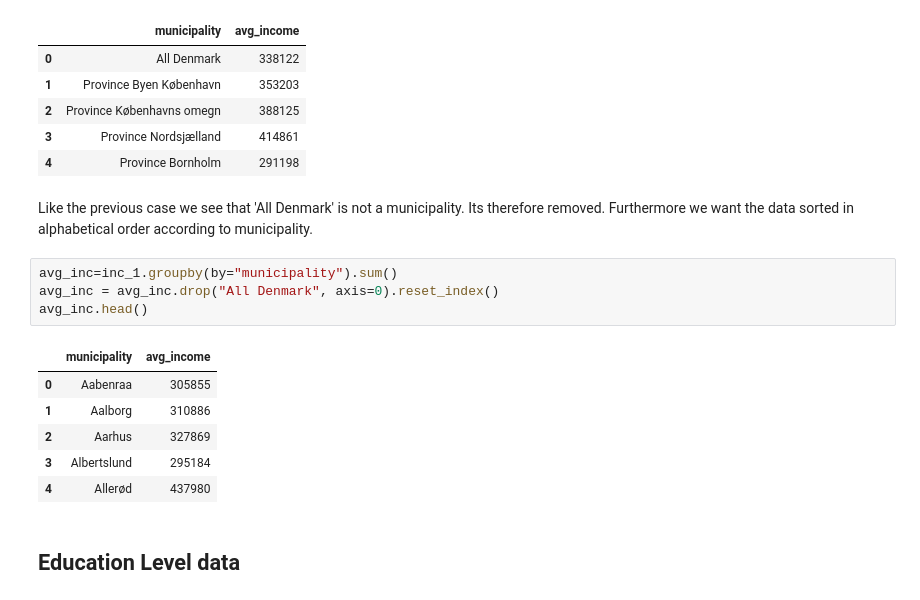
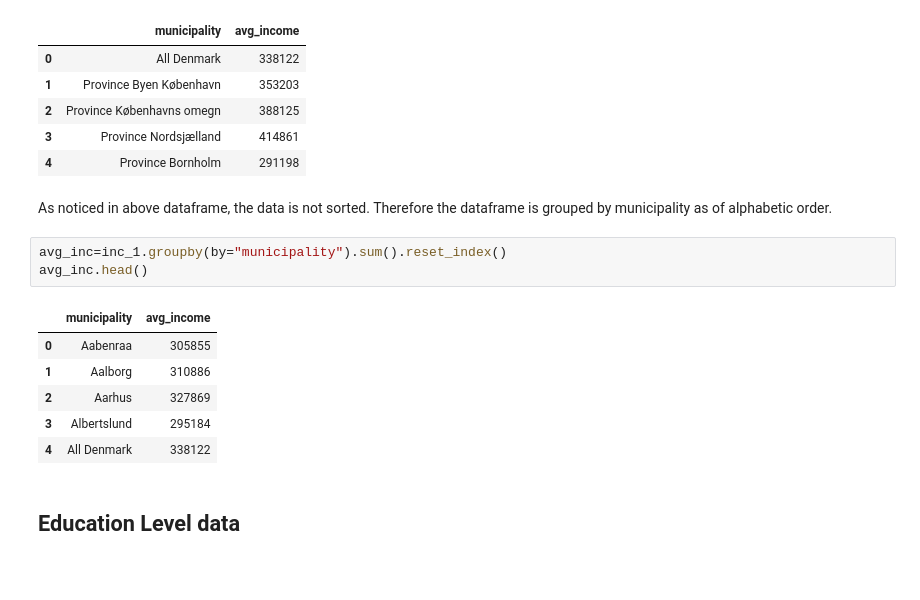
Before and after one commit to AskerNC/projects-2021-sstl, a Jupyter notebook: dataproject/dataproject.ipynb, the cells around one changed output. Drawn from its saved outputs; the diff is of its cells as text; blank space fills up the shorter version.

```diff
--- a/dataproject/dataproject.ipynb
+++ b/dataproject/dataproject.ipynb
@@ -234,20 +234,19 @@ inc_1.head(5)
 | 2 | Province Københavns omegn | 388125 |
 | 3 | Province Nordsjælland | 414861 |
 | 4 | Province Bornholm | 291198 |
-# %% [markdown]
-Like the previous case we see that 'All Denmark' is not a municipality. Its therefore removed.
-Furthermore we want the data sorted in alphabetical order according to municipality.
+# %% [markdown]
+As noticed in above dataframe, the data is not sorted.
+Therefore the dataframe is grouped by municipality as of alphabetic order.
 # %%
-avg_inc=inc_1.groupby(by="municipality").sum()
-avg_inc = avg_inc.drop("All Denmark", axis=0).reset_index()
+avg_inc=inc_1.groupby(by="municipality").sum().reset_index()
 avg_inc.head()
 # %% [output]
 |  | municipality | avg_income |
 | 0 | Aabenraa | 305855 |
 | 1 | Aalborg | 310886 |
 | 2 | Aarhus | 327869 |
 | 3 | Albertslund | 295184 |
-| 4 | Allerød | 437980 |
+| 4 | All Denmark | 338122 |
 # %% [markdown]
 ## Education Level data
 # %%
```
